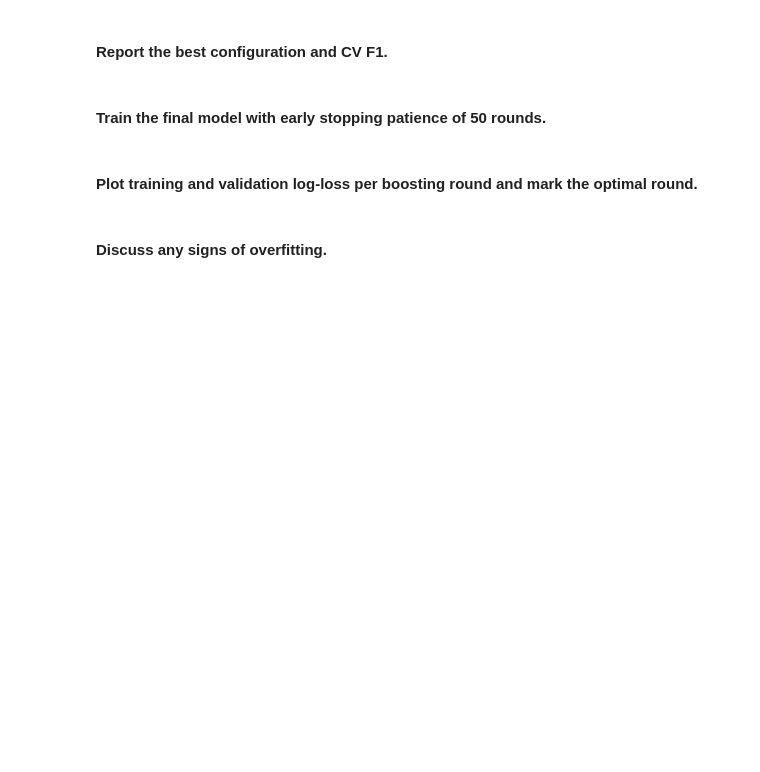
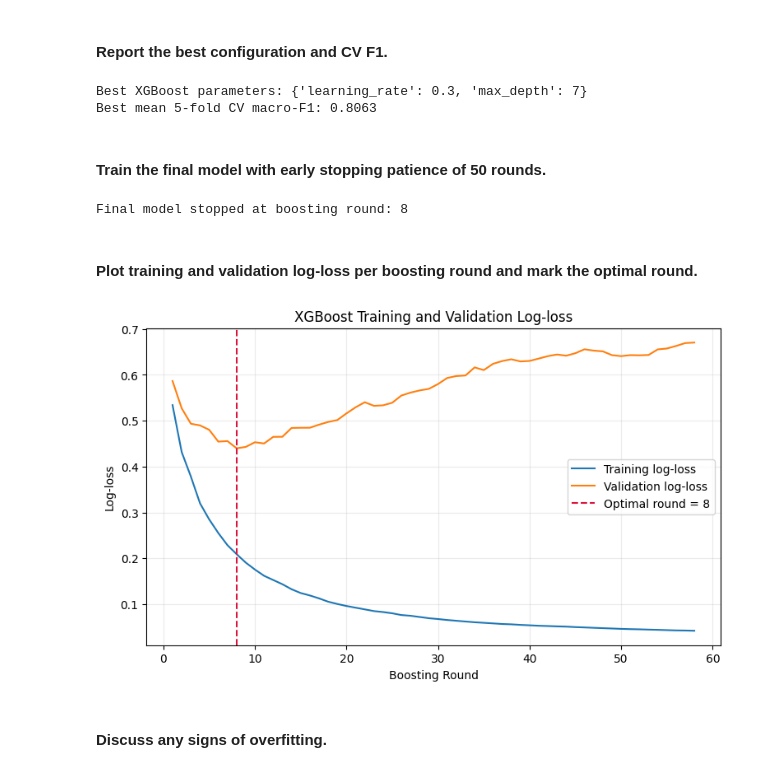
Before and after one commit to fatima-1206/DM-Heart-Disease-Prediction-System, a Jupyter notebook: notebooks/i232616_DM_ASST04.ipynb, the cells around one changed output. Drawn from its saved outputs; the diff is of its cells as text; code cells hidden in the pictures; blank space fills up the shorter version.

```diff
--- a/notebooks/i232616_DM_ASST04.ipynb
+++ b/notebooks/i232616_DM_ASST04.ipynb
@@ -894,8 +959,68 @@ Choose either XGBoost or LightGBM and state your choice.
 # %% [markdown]
 #### Report the best configuration and CV F1.
+# %%
+print(f'Best XGBoost parameters: {xgb_best_model_params}')
+print(f'Best mean 5-fold CV macro-F1: {xgb_best_cv_f1:.4f}')
+# %% [output]
+Best XGBoost parameters: {'learning_rate': 0.3, 'max_depth': 7}
+Best mean 5-fold CV macro-F1: 0.8063
 # %% [markdown]
 #### Train the final model with early stopping patience of 50 rounds.
+# %%
+Xgb_tr, Xgb_val, ygb_tr, ygb_val = train_test_split(
+    X_train,
+    y_train,
+    test_size=0.15,
+    stratify=y_train,
+    random_state=42,
+)
+
+xgb_final_model = xgb.XGBClassifier(
+    objective='binary:logistic',
+    eval_metric='logloss',
+    n_estimators=1000,
+    learning_rate=xgb_best_model_params['learning_rate'],
+    max_depth=xgb_best_model_params['max_depth'],
+    subsample=0.9,
+    colsample_bytree=0.9,
+    reg_lambda=1.0,
+    random_state=42,
+    n_jobs=-1,
+    tree_method='hist',
+    early_stopping_rounds=50,
+)
+
+xgb_final_model.fit(
+    Xgb_tr,
+    ygb_tr,
+    eval_set=[(Xgb_tr, ygb_tr), (Xgb_val, ygb_val)],
+    verbose=False,
+)
+
+xgb_best_round = xgb_final_model.best_iteration + 1
+xgb_eval_results = xgb_final_model.evals_result()
+
+print(f'Final model stopped at boosting round: {xgb_best_round}')
+# %% [output]
+Final model stopped at boosting round: 8
 # %% [markdown]
 #### Plot training and validation log-loss per boosting round and mark the optimal round.
+# %%
+train_logloss = xgb_eval_results['validation_0']['logloss']
+val_logloss = xgb_eval_results['validation_1']['logloss']
+rounds = np.arange(1, len(train_logloss) + 1)
+
+plt.figure(figsize=(9, 5))
+plt.plot(rounds, train_logloss, label='Training log-loss', color='tab:blue')
+plt.plot(rounds, val_logloss, label='Validation log-loss', color='tab:orange')
+plt.axvline(xgb_best_round, color='crimson', linestyle='--', label=f'Optimal round = {xgb_best_round}')
+plt.xlabel('Boosting Round')
+plt.ylabel('Log-loss')
+plt.title('XGBoost Training and Validation Log-loss')
+plt.legend()
+plt.grid(alpha=0.25)
+plt.show()
+# %% [output]
+[figure, added]
 # %% [markdown]
 #### Discuss any signs of overfitting.
```
Also changed, not shown: parts of 6 cells of this notebook.
